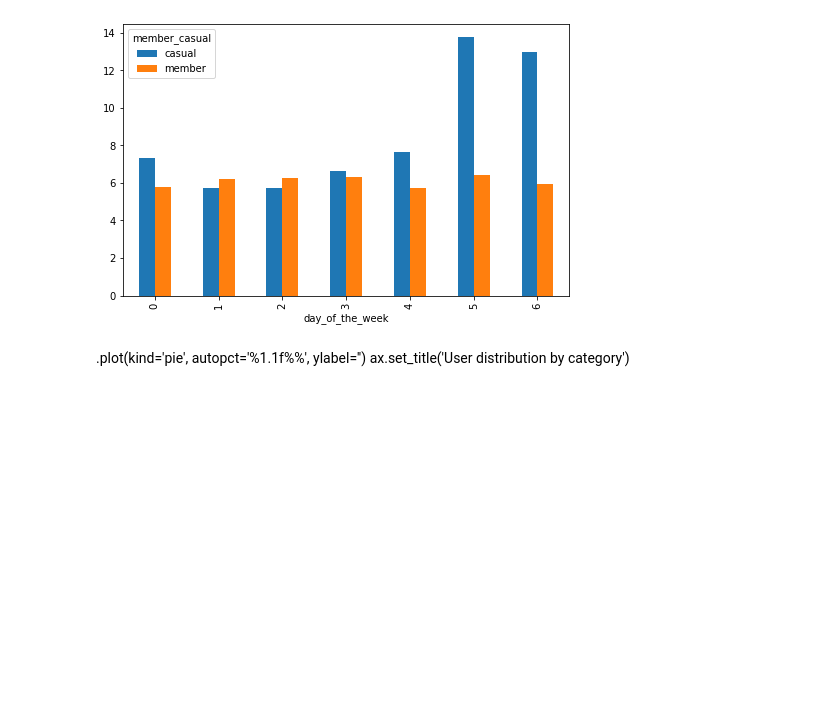
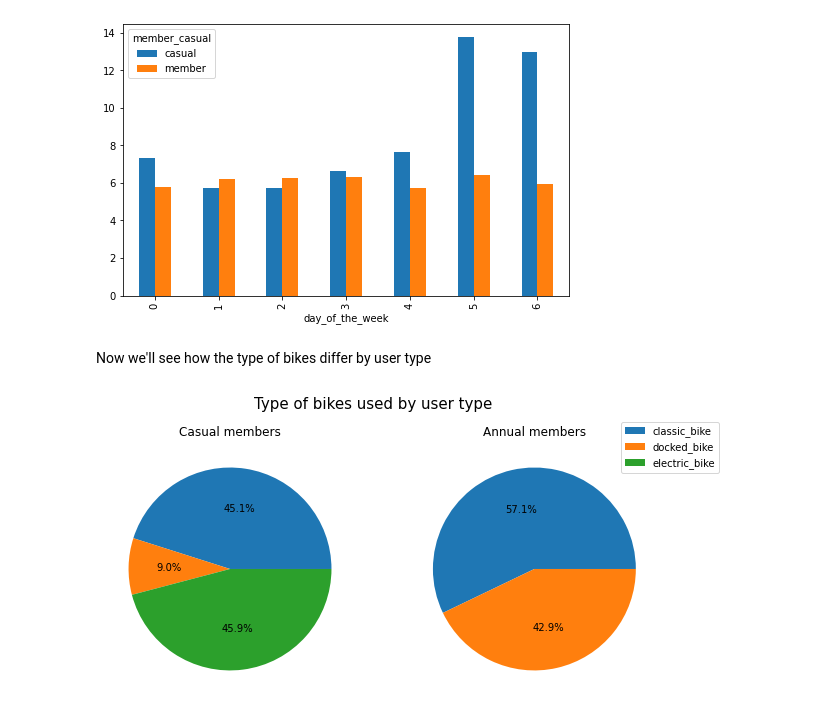
Before and after one commit to AlvaroValdelamar/Google-Data-Capstone-Project, a Jupyter notebook: src/main_script.ipynb, the cells around one changed output. Cells and saved outputs as stored; diff of their text form; code cells hidden in the pictures; blank space fills up the shorter version.

```diff
--- a/src/main_script.ipynb
+++ b/src/main_script.ipynb
@@ -694,3 +690,24 @@ ax = trips_2021_2022.groupby(['member_casual','rideable_type'])['rideable_type']
-# %% [markdown]
-.plot(kind='pie', autopct='%1.1f%%', ylabel='')
-ax.set_title('User distribution by category')
+# %% [markdown]
+Now we'll see how the type of bikes differ by user type
+# %%
+#Percentage of users by user type
+fig, axes = plt.subplots(1, 2, figsize=(10,5))
+fig.suptitle('Type of bikes used by user type', fontsize=15)
+
+
+ax1 = trips_2021_2022.loc[trips_2021_2022['member_casual']=='casual'].groupby(
+                    ['rideable_type'])['rideable_type'].size(
+                    ).plot(kind='pie', autopct='%1.1f%%', ylabel='', ax=axes[0],
+                     legend=True, labeldistance=None, title='Casual members')
+
+ax1.legend(bbox_to_anchor=(2.02, 1.1), loc='upper left')
+ax1.colors=['blue','green', 'orange']
+
+
+ax2 = trips_2021_2022.loc[trips_2021_2022['member_casual']=='member'].groupby(
+                    ['rideable_type'])['rideable_type'].size(
+                    ).plot(kind='pie', autopct='%1.1f%%', ylabel='', ax=axes[1],
+                    labeldistance=None, title='Annual members')
+ax2.colors=['blue','orange']
+# %% [output]
+[figure, added]
```
Also changed, not shown: parts of 2 cells of this notebook.
